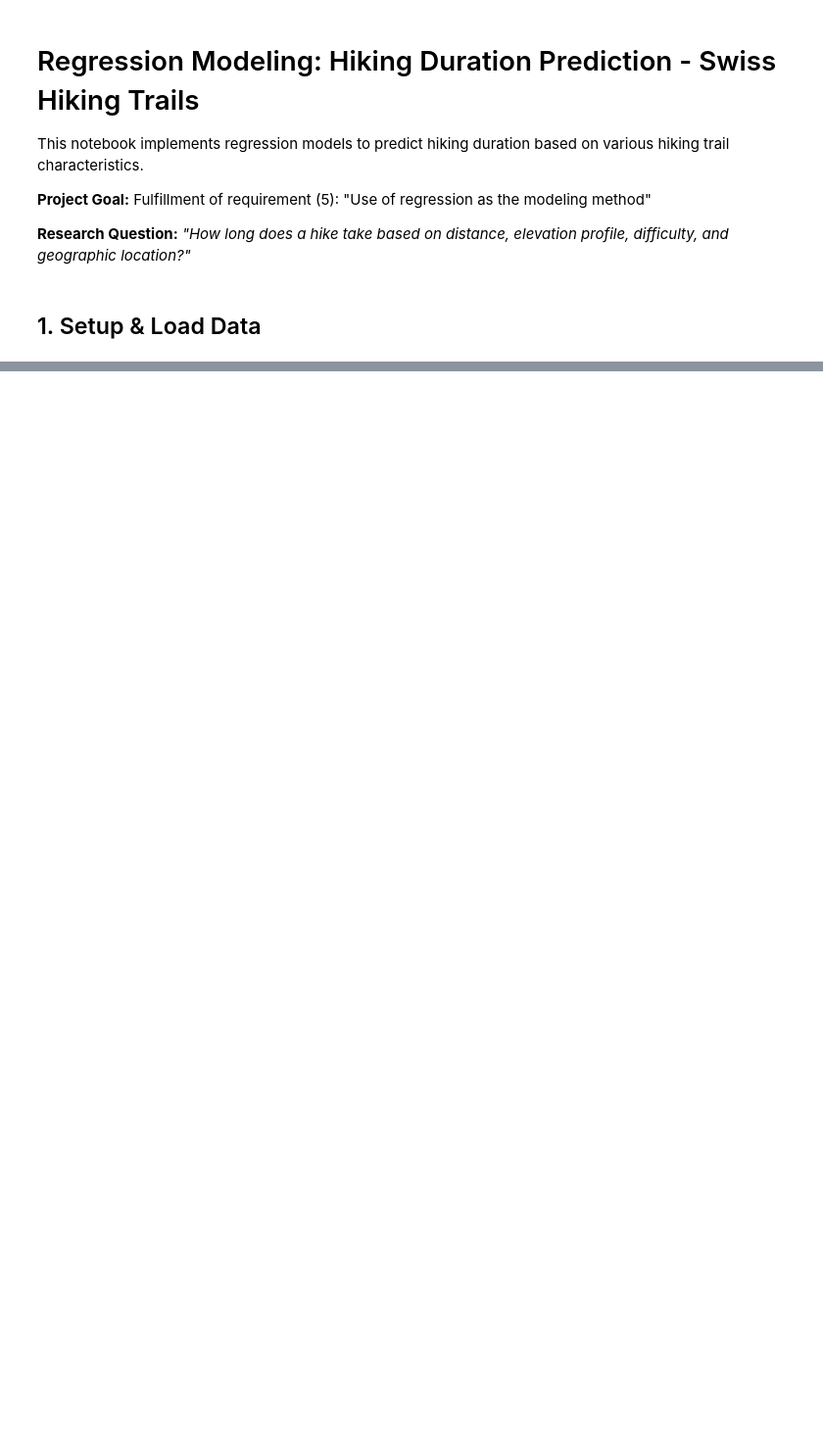
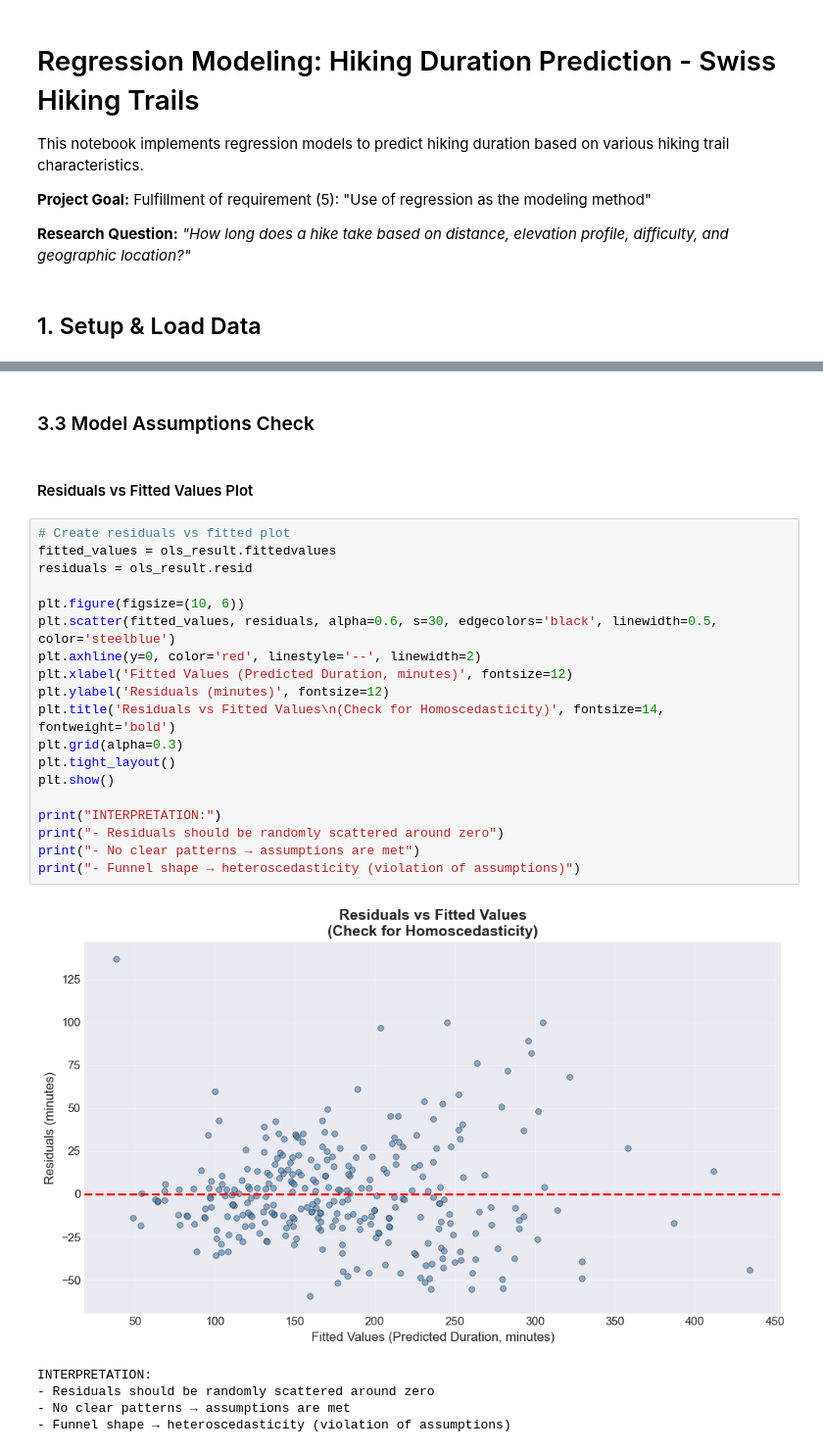
Before and after one commit to ganemmah/Schweizer_Wanderwege, a Jupyter notebook: notebooks/MR_05_regression_modeling.ipynb, the cells around one changed output, grey strips where cells are left out. Shown at 98% size. Cells and saved outputs as stored; diff of their text form; blank space fills up the shorter version.

```diff
--- a/notebooks/MR_05_regression_modeling.ipynb
+++ b/notebooks/MR_05_regression_modeling.ipynb
@@ -224,0 +516,29 @@ Best max_depth value: 5.0 (Test R² = 0.9573)
+# %% [markdown]
+### 3.3 Model Assumptions Check
+# %% [markdown]
+#### Residuals vs Fitted Values Plot
+# %%
+# Create residuals vs fitted plot
+fitted_values = ols_result.fittedvalues
+residuals = ols_result.resid
+
+plt.figure(figsize=(10, 6))
+plt.scatter(fitted_values, residuals, alpha=0.6, s=30, edgecolors='black', linewidth=0.5, color='steelblue')
+plt.axhline(y=0, color='red', linestyle='--', linewidth=2)
+plt.xlabel('Fitted Values (Predicted Duration, minutes)', fontsize=12)
+plt.ylabel('Residuals (minutes)', fontsize=12)
+plt.title('Residuals vs Fitted Values\n(Check for Homoscedasticity)', fontsize=14, fontweight='bold')
+plt.grid(alpha=0.3)
+plt.tight_layout()
+plt.show()
+
+print("INTERPRETATION:")
+print("- Residuals should be randomly scattered around zero")
+print("- No clear patterns → assumptions are met")
+print("- Funnel shape → heteroscedasticity (violation of assumptions)")
+# %% [output]
+[figure, added]
+INTERPRETATION:
+- Residuals should be randomly scattered around zero
+- No clear patterns → assumptions are met
+- Funnel shape → heteroscedasticity (violation of assumptions)
```
Also changed, not shown: parts of 60 cells of this notebook.
